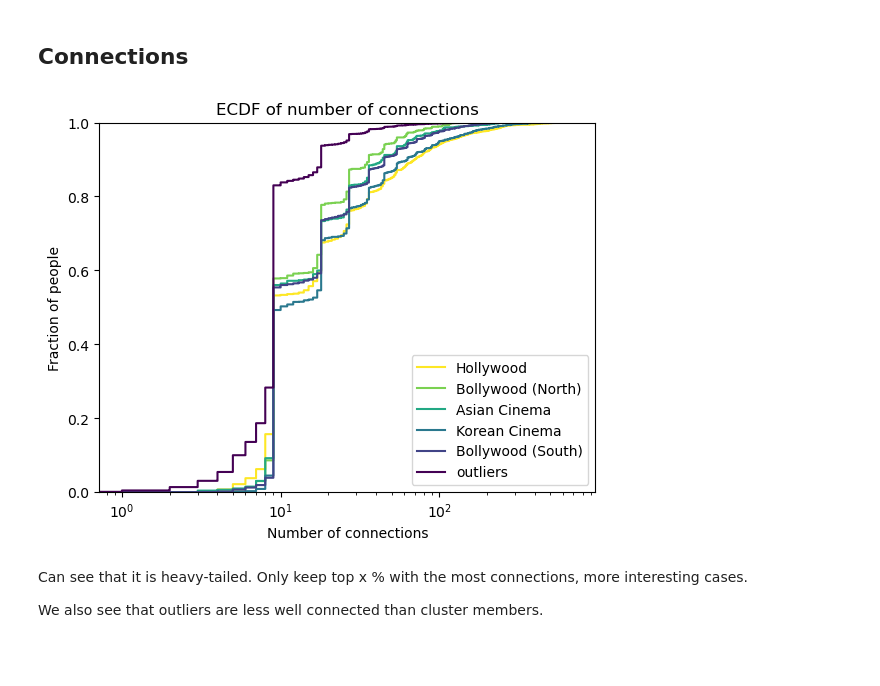
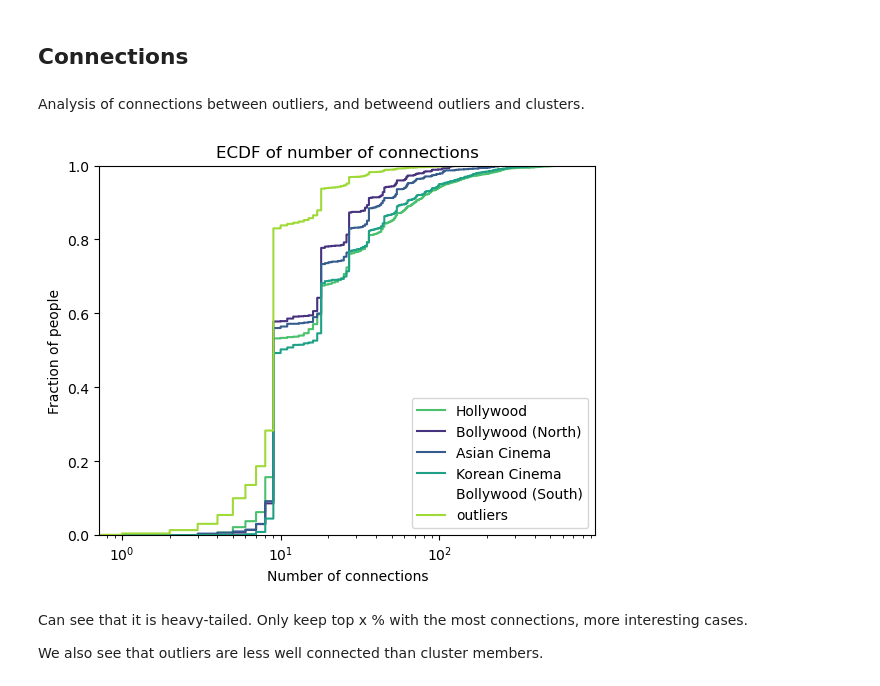
Before and after one commit to epfl-ada/ada-2022-project-tacocat, a Jupyter notebook: src/outliers.ipynb, the cells around one changed output. Saved outputs shown, nothing was run; the diff lists cells and outputs as text; code cells hidden in the pictures; blank space fills up the shorter version.

Commit message:
refactor outliers

```diff
--- a/src/outliers.ipynb
+++ b/src/outliers.ipynb
@@ -258,22 +286,28 @@ plt.show()
 We see that some jobs are more represented in the clusters than in the outliers, and the other way around.
 # %% [markdown]
 ## Connections
+# %% [markdown]
+Analysis of connections between outliers, and betweend outliers and clusters.
+# %%
+# palette for clusters
+colors = sns.color_palette("viridis", 6)
+PALETTE_CLUSTERS = {3: colors[0], 2: colors[1], 5: colors[2], 1: colors[3], 4: colors[4], -1: colors[5]}
 # %%
 # plot number of connections
-sns.ecdfplot(x='n_connections', data=pd.concat([outliers, all_clusters]), hue='cluster', palette=PALETTE)
+sns.ecdfplot(x='n_connections', data=pd.concat([outliers, all_clusters]), hue='cluster', palette=PALETTE_CLUSTERS)
 
 plt.xscale('log')
 
 plt.title('ECDF of number of connections')
 plt.xlabel('Number of connections')
 plt.ylabel('Fraction of people')
 plt.legend(list(CLUSTER_NAMING.values())[:5] + ["outliers"])
 
 plt.savefig(RESULTS_PATH + 'outliers_ecdf_connections.png', bbox_inches='tight', dpi=500)
 
 plt.show()
 # %% [output]
-[figure, old version]
+[figure, new version]
 # %% [markdown]
 Can see that it is heavy-tailed.
 Only keep top x % with the most connections, more interesting cases.
```
Also changed, not shown: parts of 20 cells of this notebook, 1 other file.
